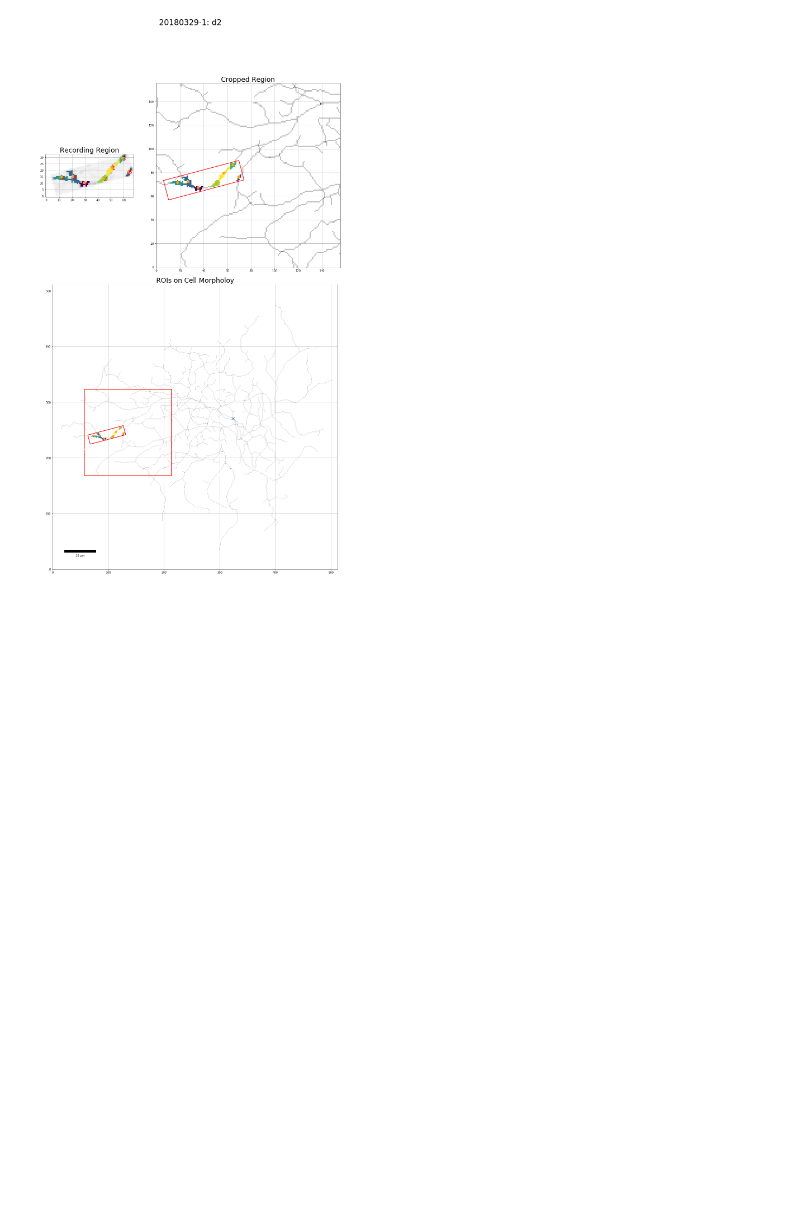
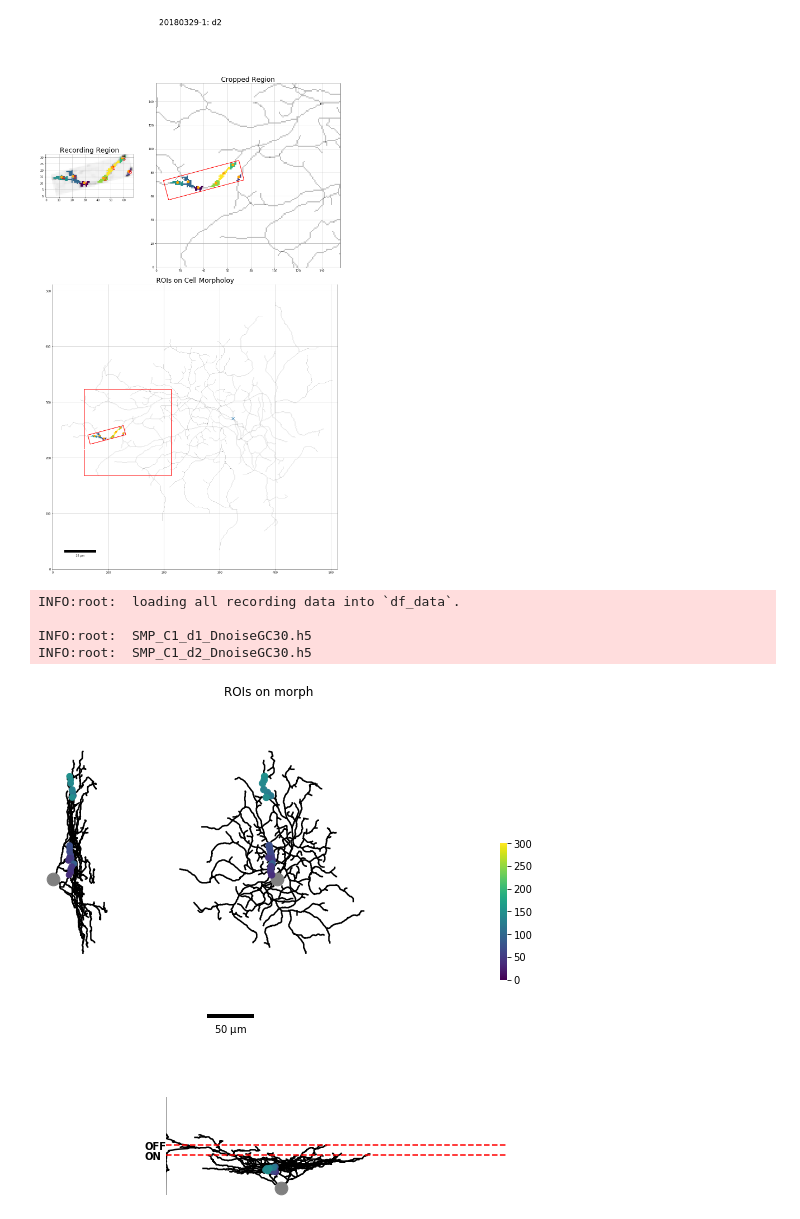
Before and after one commit to huangziwei/RoisPy2, a Jupyter notebook: notebooks/example.ipynb, the cells around one changed output. Drawn from its saved outputs; the diff is of its cells as text; code cells hidden in the pictures; blank space fills up the shorter version.

```diff
--- a/notebooks/example.ipynb
+++ b/notebooks/example.ipynb
@@ -35,3 +51,14 @@ c.finetune(2, offset=[0, 0], pad_more=10, confirm=True, savefig=True)
 INFO:root:  Reading d2
 INFO:root:  The ROI coordinates have been adjusted!
 [figure]
+# %%
+c.calibrate()
+# %% [output]
+INFO:root:  loading all recording data into `df_data`.
+
+INFO:root:  SMP_C1_d1_DnoiseGC30.h5
+INFO:root:  SMP_C1_d2_DnoiseGC30.h5
+# %%
+fig_rois, ax_rois = c.plot_rois()
+# %% [output]
+[figure, added]
```
Also changed, not shown: parts of 10 cells of this notebook, 35 other files.
